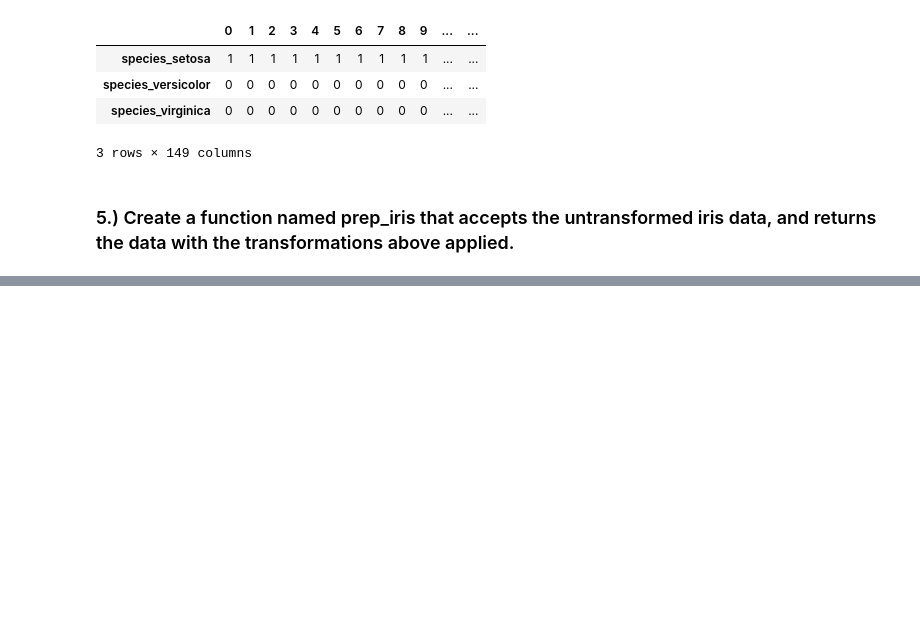
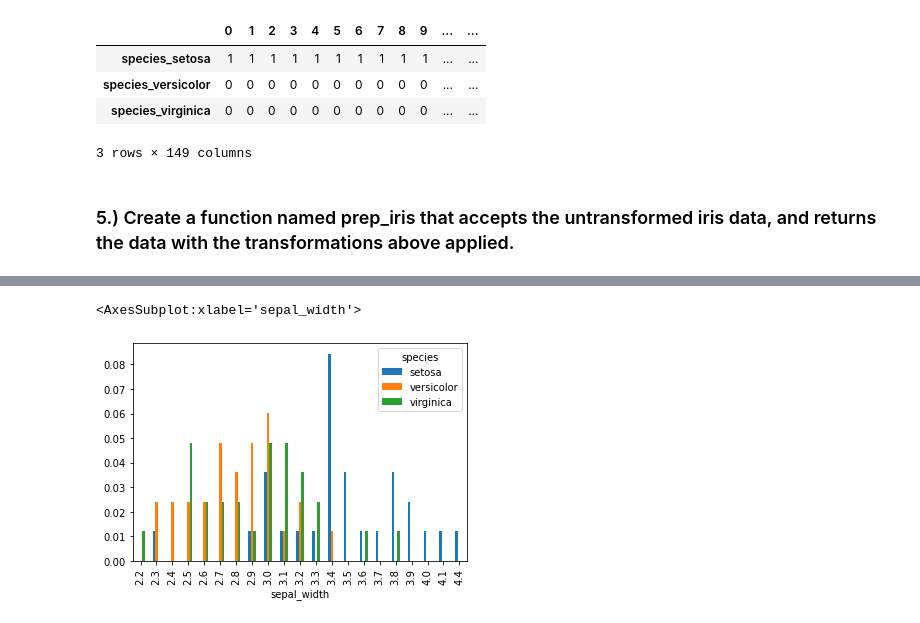
Before and after one commit to RobLMurphy92/classification-exercises, a Jupyter notebook: classification_exercises.ipynb, the cells around one changed output, grey strips where cells are left out. Cells and saved outputs as stored; diff of their text form; code cells hidden in the pictures; blank space fills up the shorter version.

```diff
--- a/classification_exercises.ipynb
+++ b/classification_exercises.ipynb
@@ -455,0 +799,3 @@ def prep_iris(df):
+# %%
+cttsw = pd.crosstab(train.species, train.sepal_width, normalize = True).T
+cttsw
@@ -455,0 +821,5 @@ def prep_iris(df):
+# %%
+cttsw.plot.bar()
+# %% [output]
+<AxesSubplot:xlabel='sepal_width'>
+[figure, added]
```
Also changed, not shown: parts of 66 cells of this notebook.
